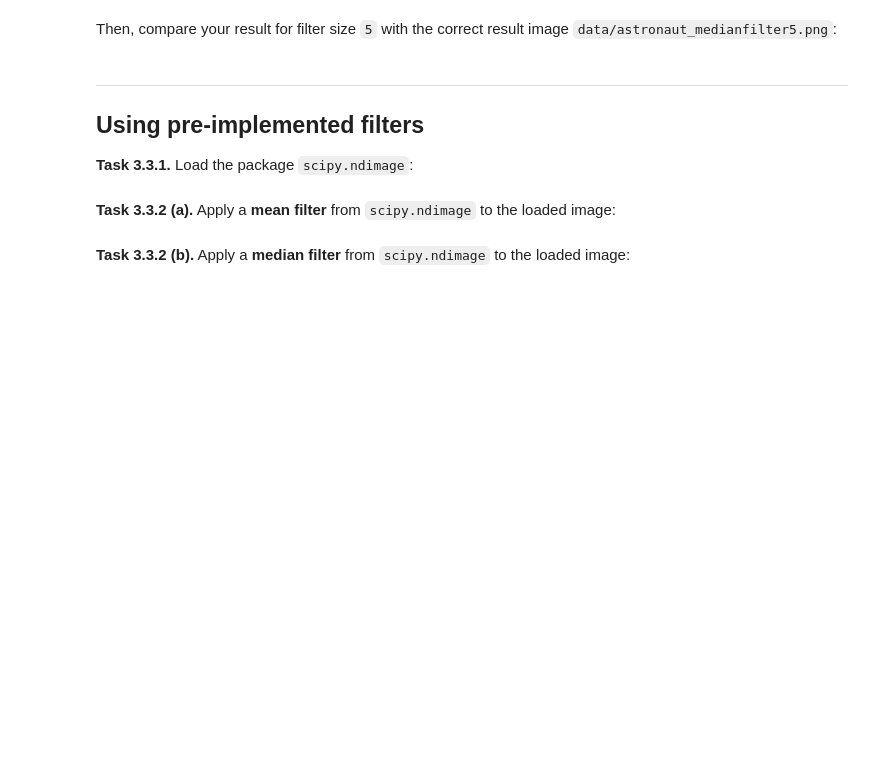
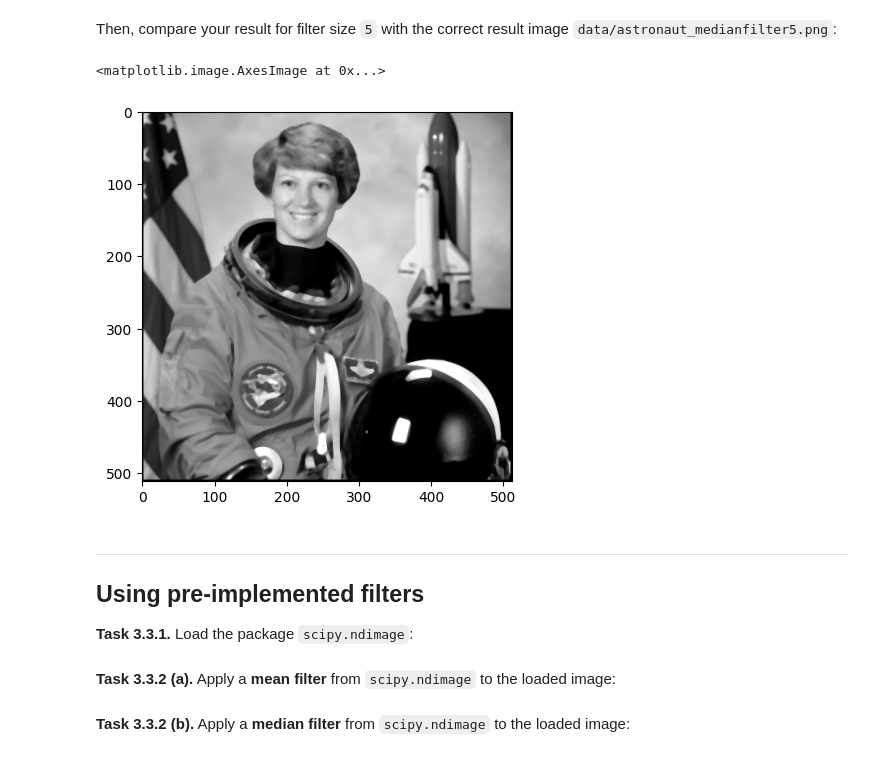
Before and after one commit to tilmannstieglitz/mobi-fs3-python, a Jupyter notebook: task3.ipynb, the cells around one changed output. Saved outputs shown, nothing was run; the diff lists cells and outputs as text; code cells hidden in the pictures; blank space fills up the shorter version.

```diff
--- a/task3.ipynb
+++ b/task3.ipynb
@@ -59,5 +87,12 @@ def medianfilter(img_in, size):
 # %% [markdown]
 Then, compare your result for filter size `5` with the correct result image `data/astronaut_medianfilter5.png`:
+# %%
+img_medianfilter5 = plt.imread('data/astronaut_medianfilter5.png')
+plt.figure()
+plt.imshow(img_medianfilter5, 'gray')
+# %% [output]
+<matplotlib.image.AxesImage at 0x...>
+[figure, added]
 # %% [markdown]
 ---
 
```
Also changed, not shown: parts of 7 cells of this notebook.
